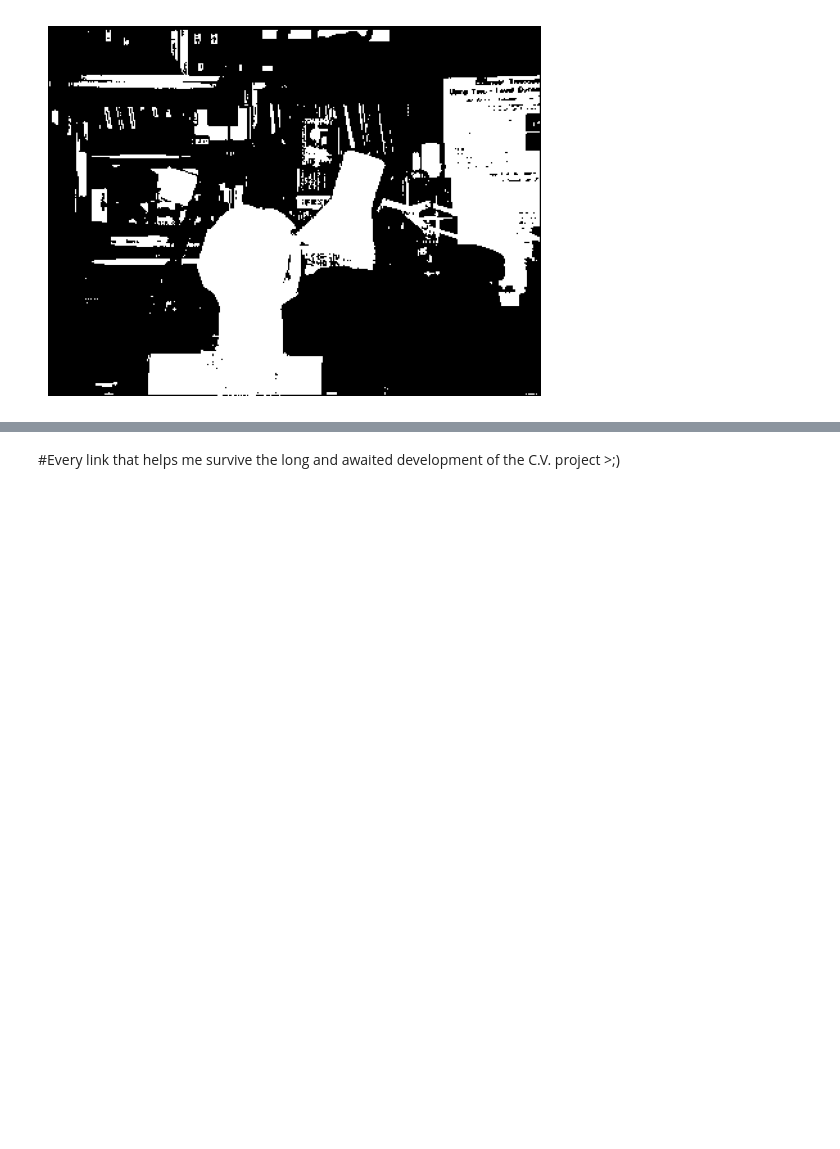
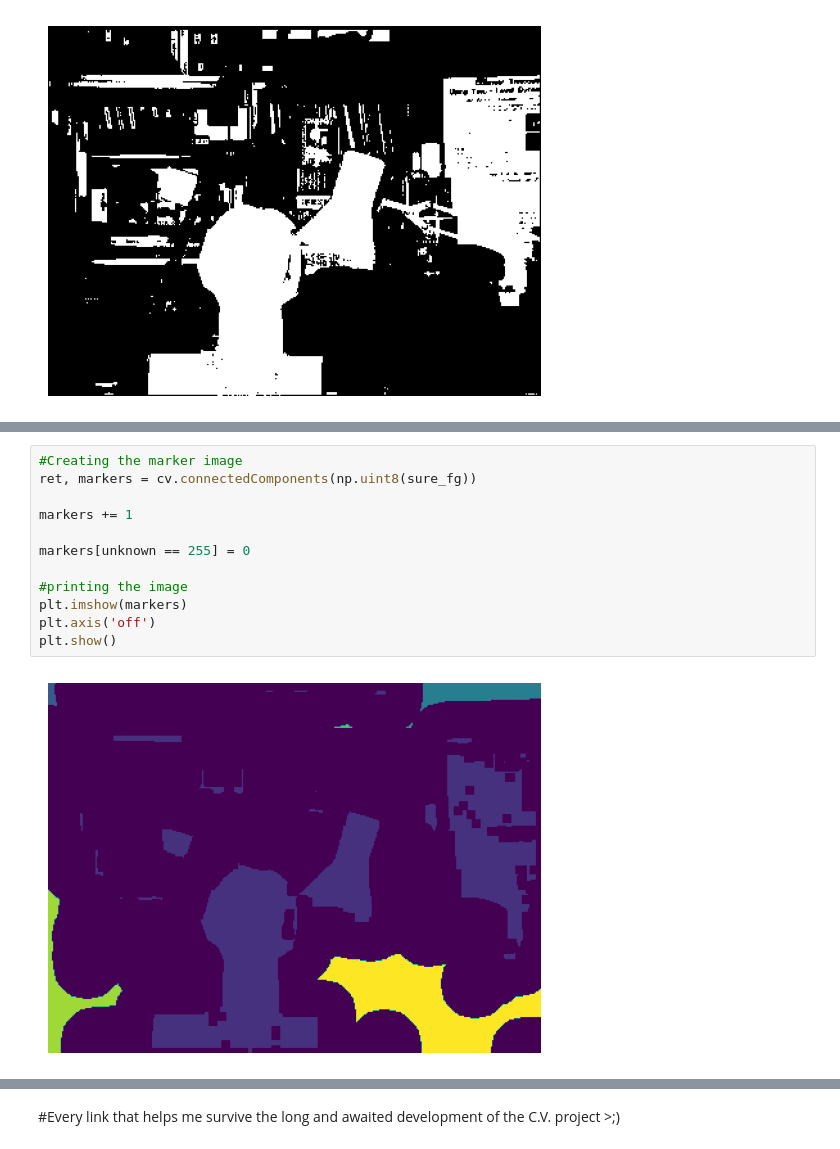
Before and after one commit to Arevalinchy/Image_Processing_Initiative, a Jupyter notebook: IIPP.ipynb, the cells around one changed output, grey strips where cells are left out. Cells and saved outputs as stored; diff of their text form; blank space fills up the shorter version.

```diff
--- a/IIPP.ipynb
+++ b/IIPP.ipynb
@@ -219,0 +269,14 @@ plt.show()
+# %%
+#Creating the marker image
+ret, markers = cv.connectedComponents(np.uint8(sure_fg))
+
+markers += 1
+
+markers[unknown == 255] = 0
+
+#printing the image
+plt.imshow(markers)
+plt.axis('off')
+plt.show()
+# %% [output]
+[figure, added]
```
Also changed, not shown: parts of 6 cells of this notebook.
